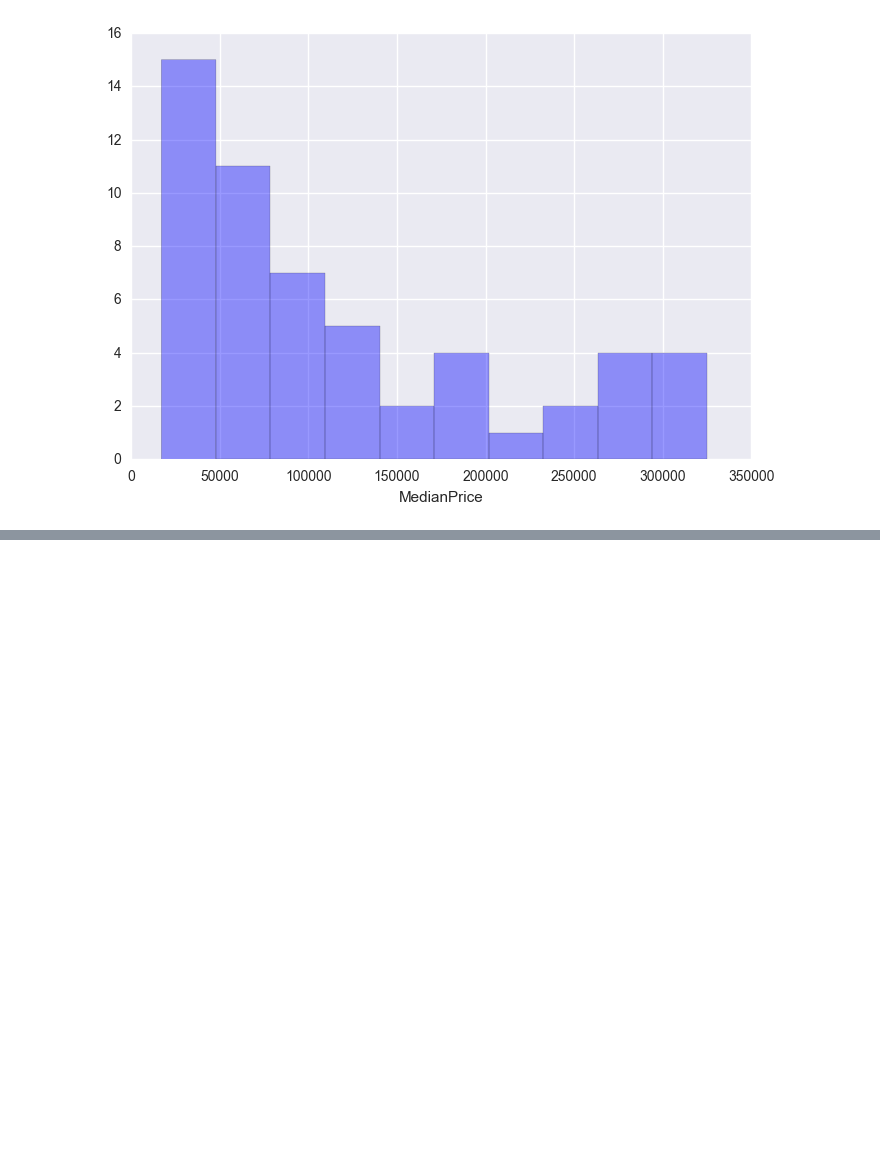
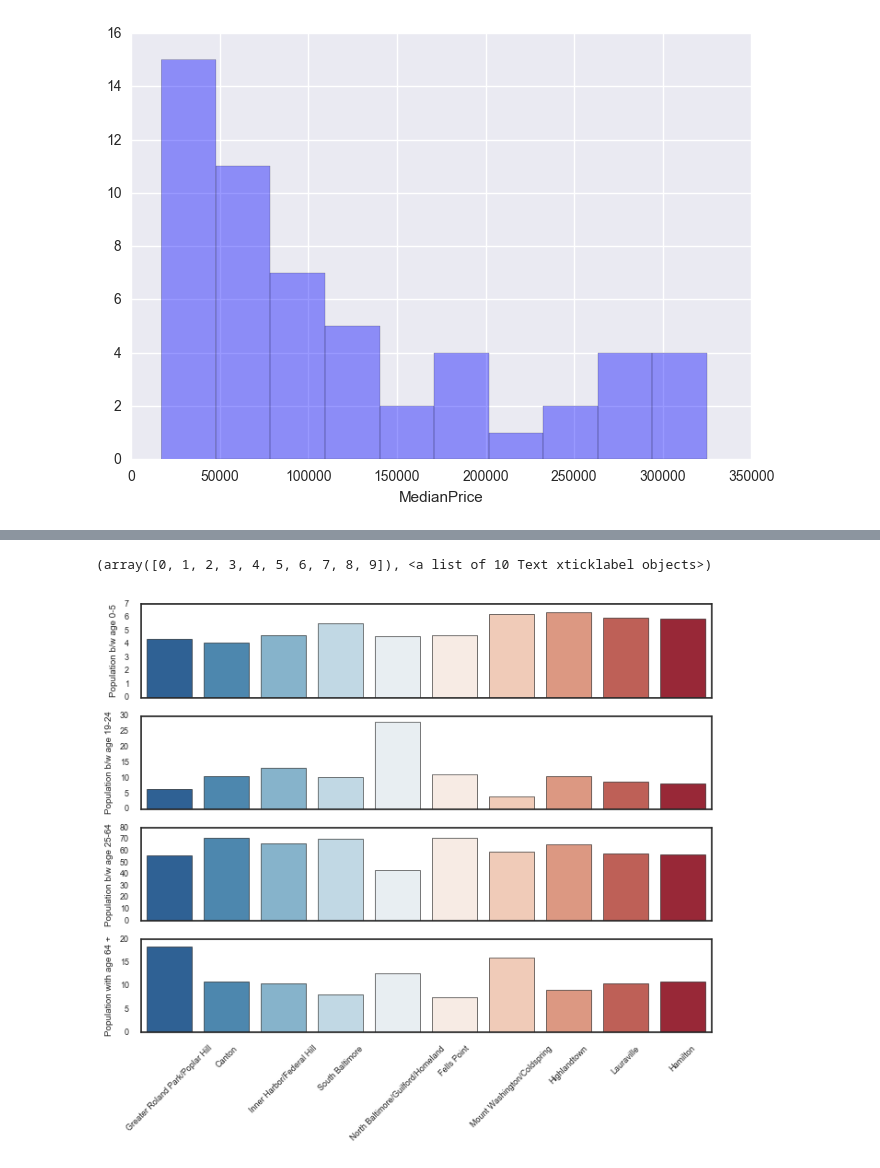
Before and after one commit to sharang17/Wrangles, a Jupyter notebook: Baltimore Notebook/Neighbourhood Rankings.ipynb, the cells around one changed output, grey strips where cells are left out. Cells and saved outputs as stored; diff of their text form; code cells hidden in the pictures; blank space fills up the shorter version.

```diff
--- a/Baltimore Notebook/Neighbourhood Rankings.ipynb
+++ b/Baltimore Notebook/Neighbourhood Rankings.ipynb
@@ -157,0 +178,7 @@ bpl_ranked.to_csv("BPL_ranks.csv")
+# %%
+income_ranks=pd.DataFrame()
+income_ranks["Neighbourhood"]=income_price["Neighbourhood"]
+income_ranks["Median Income"]=income_price["MedianIncome"]
+# %%
+income_ranked=income_ranks.sort_values(by="Median Income",ascending=False)
+income_ranked["Rank"]=pd.Series(list(range(1,len(income_ranked["Neighbourhood"]))))
@@ -157,0 +205,8 @@ bpl_ranked.to_csv("BPL_ranks.csv")
+# %%
+income_ranked["Population b/w age 0-5"]=rankings_data['Percent of Population 0-5 years old (2010)']
+income_ranked["Population b/w age 6-18"]=rankings_data['Percent of Population 6-18 years old (2010)']
+income_ranked["Population b/w age 19-24"]=rankings_data['Percent of Population 19-24 years old (2010)']
+income_ranked["Population b/w age 25-64"]=rankings_data['Percent of Population 25-64 years old (2010)']
+income_ranked["Population b/w age 64+"]=rankings_data['Percent of Population 65 years and over (2010)']
+# %%
+income_top10=income_ranked.head(10)
@@ -157,0 +227,30 @@ bpl_ranked.to_csv("BPL_ranks.csv")
+# %%
+sns.set(style="white", context="talk",font_scale=0.5)
+
+# Set up the matplotlib figure
+f, (ax1, ax2, ax3, ax4) = plt.subplots(4, 1, figsize=(8, 6), sharex=True)
+
+# Generate some sequential data
+x = np.array(income_top10["Neighbourhood"])
+y1 = income_top10["Population b/w age 0-5"]
+sns.barplot(x, y1, palette="RdBu_r", ax=ax1)
+ax1.set_ylabel("Population b/w age 0-5")
+
+# Center the data to make it diverging
+y2 = income_top10["Population b/w age 19-24"]
+sns.barplot(x, y2, palette="RdBu_r", ax=ax2)
+ax2.set_ylabel("Population b/w age 19-24")
+
+# Randomly reorder the data to make it qualitative
+y3 = income_top10["Population b/w age 25-64"]
+sns.barplot(x, y3, palette="RdBu_r", ax=ax3)
+ax3.set_ylabel("Population b/w age 25-64")
+
+y4 = income_top10["Population b/w age 64+"]
+sns.barplot(x, y4, palette="RdBu_r", ax=ax4)
+ax4.set_ylabel("Population with age 64 +")
+
+plt.xticks(rotation=45)
+# %% [output]
+(array([0, 1, 2, 3, 4, 5, 6, 7, 8, 9]), <a list of 10 Text xticklabel objects>)
+[figure, added]
```
Also changed, not shown: parts of 12 cells of this notebook, 5 other files.
